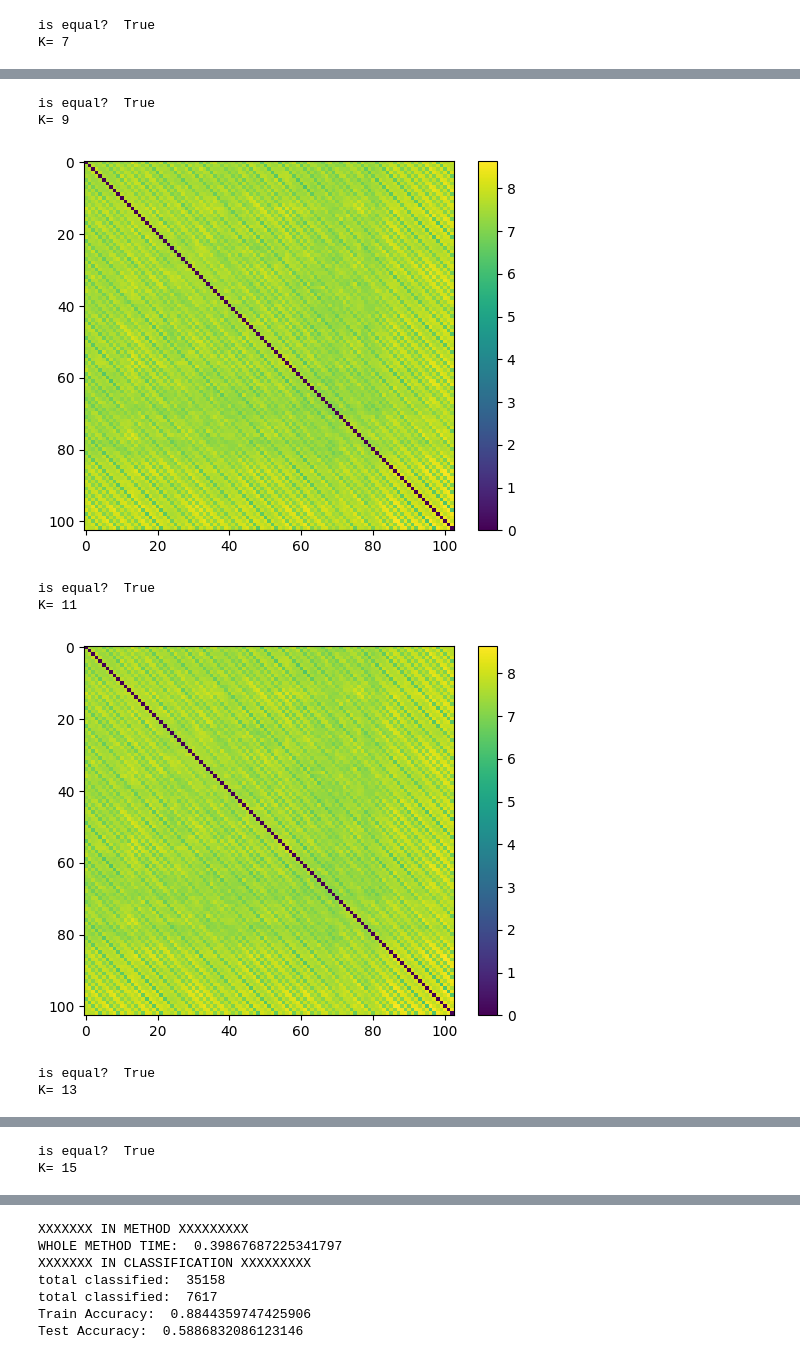
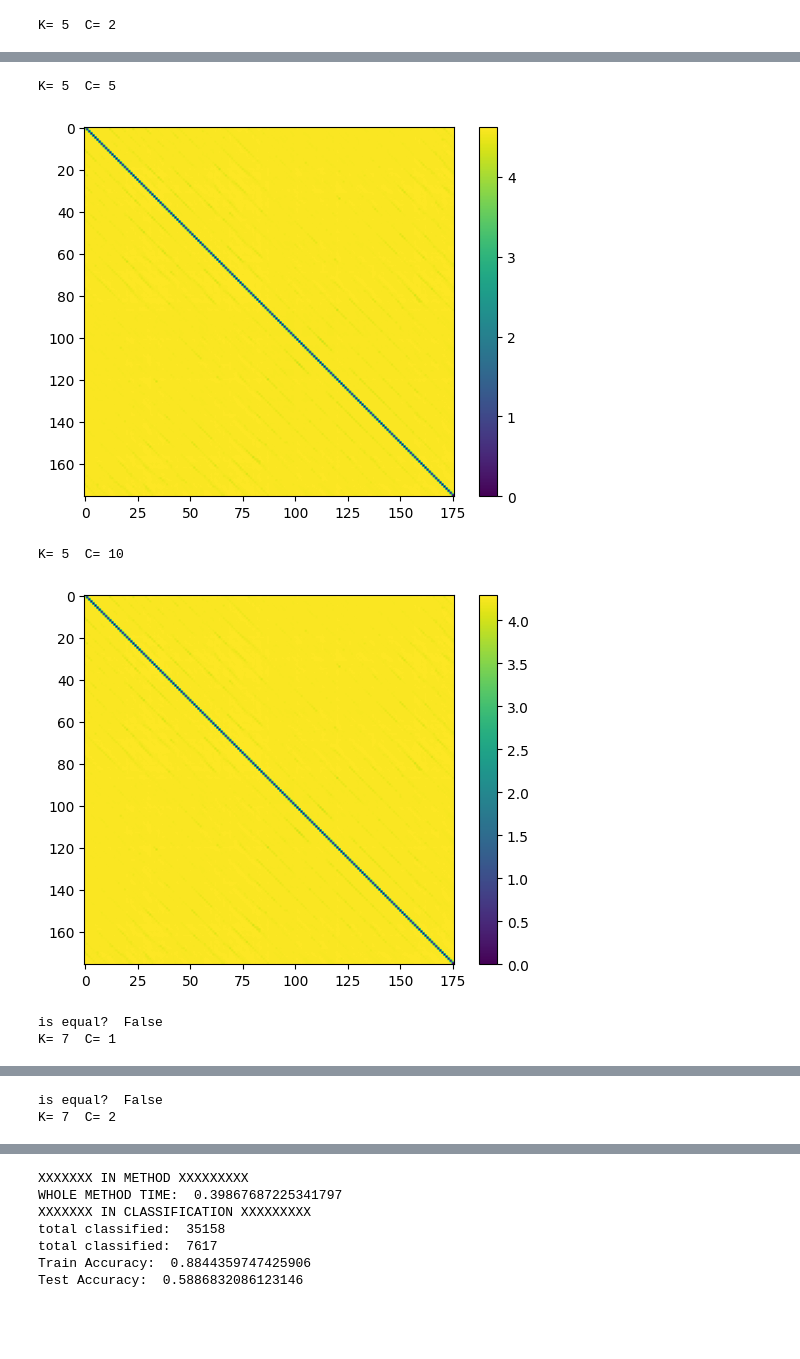
Before and after one commit to amirbourvine/YA-WEI-SEM-6, a Jupyter notebook: notebooks/bandsHDD.ipynb, the cells around one changed output, grey strips where cells are left out. Cells and saved outputs as stored; diff of their text form; code cells hidden in the pictures; blank space fills up the shorter version.

```diff
--- a/notebooks/bandsHDD.ipynb
+++ b/notebooks/bandsHDD.ipynb
@@ -23,20 +23,20 @@ gc.collect()
 device = torch.device("cuda" if torch.cuda.is_available() else "cpu")
 # %%
 parent_dir = os.path.join(os.getcwd(),"..")
-csv_path = os.path.join(parent_dir, 'datasets', 'paviaU.csv')
-gt_path = os.path.join(parent_dir, 'datasets', 'paviaU_gt.csv')
+# csv_path = os.path.join(parent_dir, 'datasets', 'paviaU.csv')
+# gt_path = os.path.join(parent_dir, 'datasets', 'paviaU_gt.csv')
 # csv_path = os.path.join(parent_dir, 'datasets', 'pavia.csv')
 # gt_path = os.path.join(parent_dir, 'datasets', 'pavia_gt.csv')
-# csv_path = os.path.join(parent_dir, 'datasets', 'KSC.csv')
-# gt_path = os.path.join(parent_dir, 'datasets', 'KSC_gt.csv')
+csv_path = os.path.join(parent_dir, 'datasets', 'KSC.csv')
+gt_path = os.path.join(parent_dir, 'datasets', 'KSC_gt.csv')
 
 dsl = datasetLoader(csv_path, gt_path)
 
 df = dsl.read_dataset(gt=False)
 X = np.array(df)
-X = X.reshape((610,340, 103))
+# X = X.reshape((610,340, 103))
 # X = X.reshape((1096, 715, 102))
-# X = X.reshape((512, 614, 176))
+X = X.reshape((512, 614, 176))
 
 df = dsl.read_dataset(gt=True)
 y = np.array(df)
@@ -54,13 +54,14 @@ y = y.to(device)
 
 for val in [5,7,9,11,13,15,17,19]:
     consts.CONST_K = val
-    # print("K=", consts.CONST_K)
-    distances = HDDOnBands.run(X, 'cosine', factors_for_batch=None)
-    if val!=5:
-        print("is equal? ", np.allclose(distances, keep))
-    keep = distances
-    print("K=", consts.CONST_K)
-    show_distances(distances)
+    for C in [1,2,5,10]:
+        consts.CONST_C = C
+        distances = HDDOnBands.run(X, 'cosine', factors_for_batch=None)
+        if val!=5:
+            print("is equal? ", np.allclose(distances, keep))
+        keep = distances
+        print("K=", consts.CONST_K, " C=", consts.CONST_C)
+        show_distances(distances)
 
 
 # weights, dist_batches = HDDOnBands.createL1WeightedBatches(X, normalize=False)
@@ -75,2 +76 @@ K= 5
-is equal?  True
-K= 7
+K= 5  C= 2
@@ -78,8 +78,6 @@ K= 7
-is equal?  True
-K= 9
+K= 5  C= 5
-[figure, old version]
+[figure, new version]
-is equal?  True
-K= 11
+K= 5  C= 10
-[figure, old version]
+[figure, new version]
-is equal?  True
-K= 13
+is equal?  False
+K= 7  C= 1
@@ -87,2 +85,2 @@ K= 13
-is equal?  True
-K= 15
+is equal?  False
+K= 7  C= 2
```
Also changed, not shown: parts of 1 cell of this notebook.
